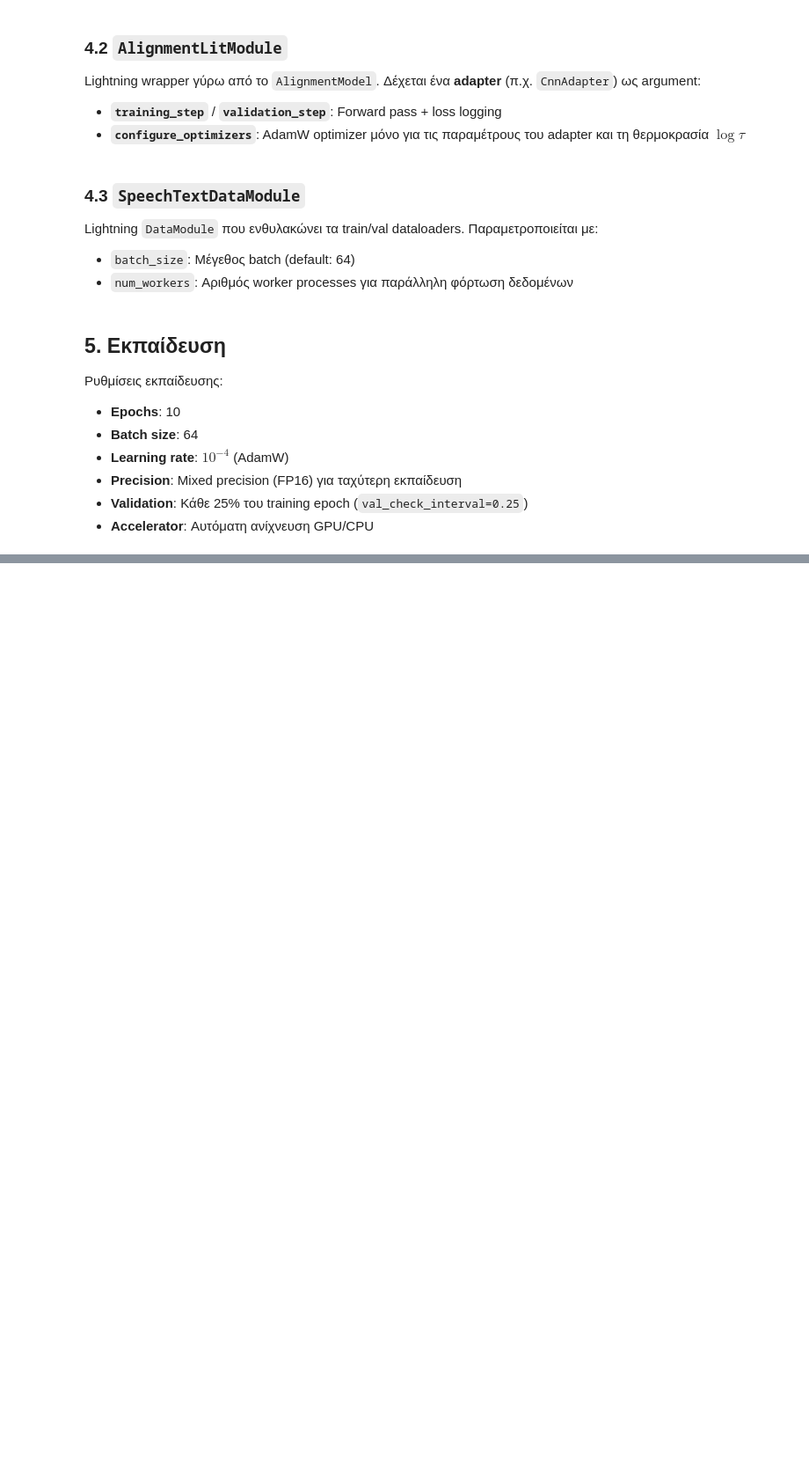
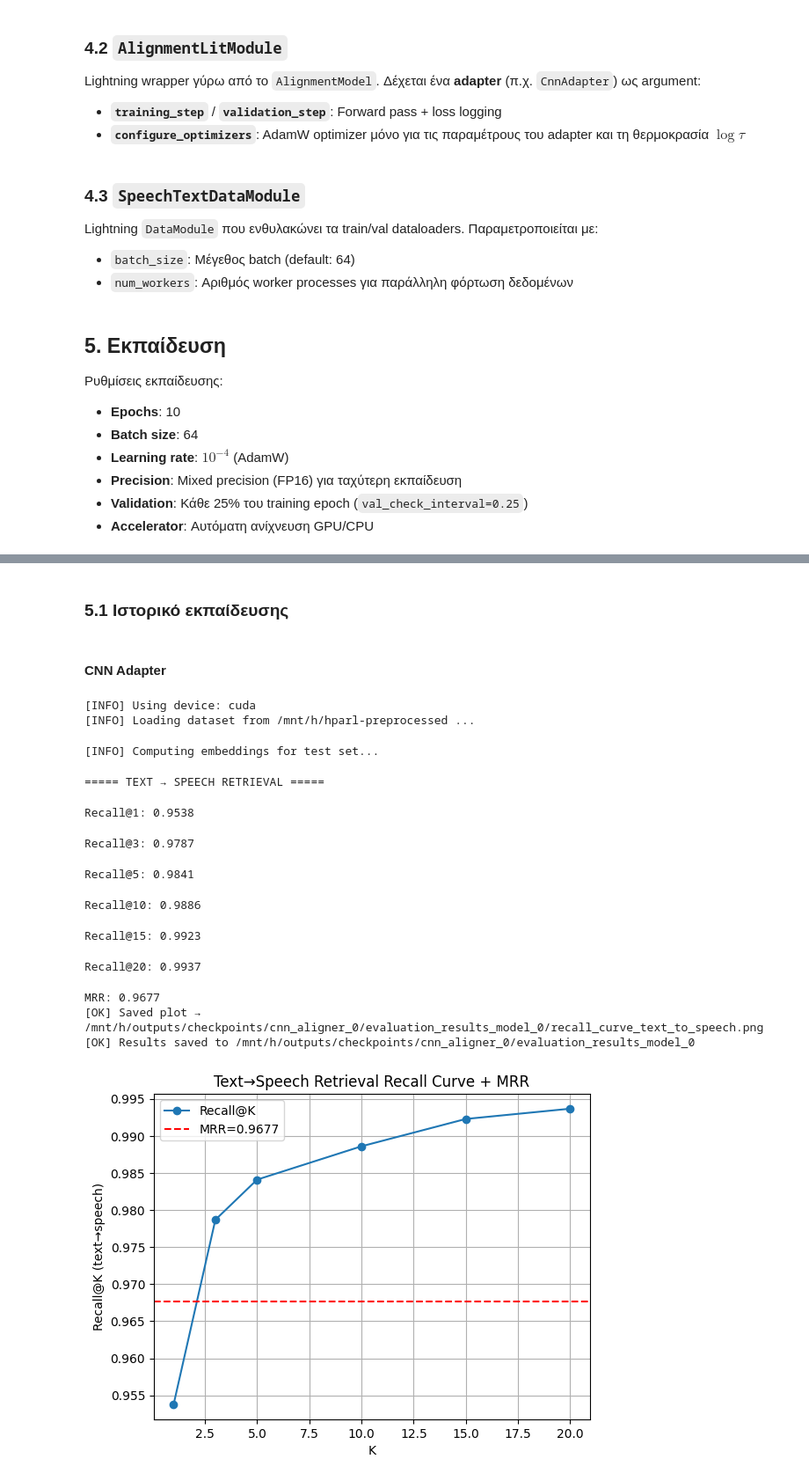
Before and after one commit to alextsigilis/Multimodal-Greek-Speech-Aligment, a Jupyter notebook: train.ipynb, the cells around one changed output, grey strips where cells are left out. Shown at 88% size. Drawn from its saved outputs; the diff is of its cells as text; code cells hidden in the pictures; blank space fills up the shorter version.

Commit message:
trainning notebook. Trained cnn adapter

```diff
--- a/train.ipynb
+++ b/train.ipynb
@@ -386,0 +359,19 @@ Model checkpoint saved to /mnt/h/output/checkpoints/cnn_alignment_model.ckpt
+# %% [markdown]
+### 5.1 Ιστορικό εκπαίδευσης
+# %%
+results = {}
+# %% [markdown]
+#### CNN Adapter
+# %%
+adapter = CnnAdapter(
+        speech_dim=384,
+        text_dim=384,
+        hidden_dim=256,
+        kernel_sizes=(3, 5, 7),
+        num_layers=2,
+        pool_stride=2,
+        dropout=0.1,)
+
+checkpoint_dir = "/mnt/h/outputs/checkpoints/cnn_aligner_0"
+log_dir = "./logs"
+logger_name = "cnn_alignment_0"
@@ -386,0 +393,27 @@ Model checkpoint saved to /mnt/h/output/checkpoints/cnn_alignment_model.ckpt
+# %%
+# Evaluation results
+recall_scores, mrr_score = evaluate.main(
+    ckpt_dir=checkpoint_dir,
+    ckpt_name=f'model_0.ckpt',
+    data_dir="/mnt/h/hparl-preprocessed",
+    k_values=[1, 3, 5, 10, 15, 20])
+
+results['cnn_model_0'] = {
+    'recall': recall_scores,
+    'mrr': mrr_score,
+}
+# %% [output]
+[INFO] Using device: cuda
+[INFO] Loading dataset from /mnt/h/hparl-preprocessed ...
+[INFO] Computing embeddings for test set...
+===== TEXT → SPEECH RETRIEVAL =====
+Recall@1: 0.9538
+Recall@3: 0.9787
+Recall@5: 0.9841
+Recall@10: 0.9886
+Recall@15: 0.9923
+Recall@20: 0.9937
+MRR: 0.9677
+[OK] Saved plot → /mnt/h/outputs/checkpoints/cnn_aligner_0/evaluation_results_model_0/recall_curve_text_to_speech.png
+[OK] Results saved to /mnt/h/outputs/checkpoints/cnn_aligner_0/evaluation_results_model_0
+[figure, added]
```
Also changed, not shown: parts of 12 cells of this notebook, 3 other files.
